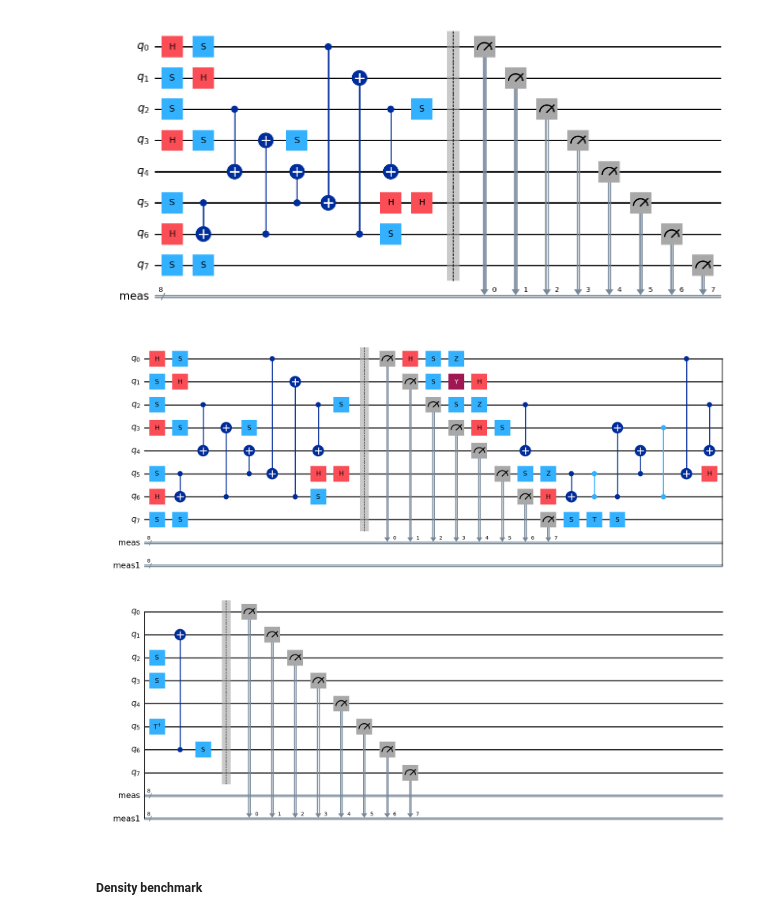
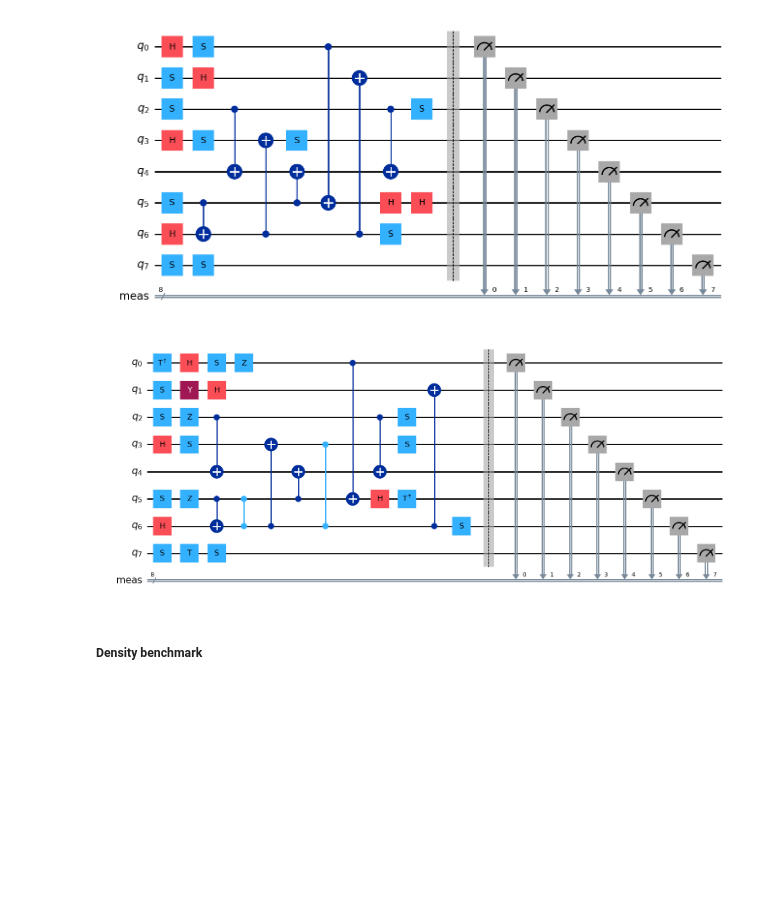
Before and after one commit to Moriarty2002/quantum-information, a Jupyter notebook: src/elaborato.ipynb, the cells around one changed output. Saved outputs shown, nothing was run; the diff lists cells and outputs as text; code cells hidden in the pictures; blank space fills up the shorter version.

```diff
--- a/src/elaborato.ipynb
+++ b/src/elaborato.ipynb
@@ -379,52 +400,53 @@ qc_2.draw('mpl')
 # %%
 qc_4 = QuantumCircuit(8)
 
 # Layer 1
-qc_2.h(0)
-qc_2.s(1)
-qc_2.y(1)
-qc_2.s(2)
-qc_2.z(2)
-qc_2.h(3)
-qc_2.s(5)
-qc_2.z(5)
-qc_2.h(6)
+qc_4.tdg(0)
+qc_4.h(0)
+qc_4.s(1)
+qc_4.y(1)
+qc_4.s(2)
+qc_4.z(2)
+qc_4.h(3)
+qc_4.s(5)
+qc_4.z(5)
+qc_4.h(6)
 
 # Layer 2
-qc_2.h(1)
-qc_2.s(3)
-qc_2.cx(2, 4)
-qc_2.cx(5, 6)
-qc_2.cz(5, 6)
+qc_4.h(1)
+qc_4.s(3)
+qc_4.cx(2, 4)
+qc_4.cx(5, 6)
+qc_4.cz(5, 6)
 
 # Layer 3
-qc_2.cx(6, 3)
-qc_2.cz(6, 3)
-qc_2.cx(5, 4)
-qc_2.s(0)
-qc_2.z(0)
+qc_4.cx(6, 3)
+qc_4.cz(6, 3)
+qc_4.cx(5, 4)
+qc_4.s(0)
+qc_4.z(0)
 
 # Layer 4
-qc_2.cx(0, 5)
-qc_2.s(7)
-qc_2.t(7)
+qc_4.cx(0, 5)
+qc_4.s(7)
+qc_4.t(7)
 
 # Layer 5
-qc_2.s(3)
-qc_2.s(7)
-qc_2.h(5)
+qc_4.s(3)
+qc_4.s(7)
+qc_4.h(5)
 
-qc_2.cx(6, 1)
-qc_2.cx(2, 4)
-qc_2.tdg(5)
-qc_2.s(2)
-qc_2.s(6)
+qc_4.cx(6, 1)
+qc_4.cx(2, 4)
+qc_4.tdg(5)
+qc_4.s(2)
+qc_4.s(6)
 
-qc_2.measure_all()
+qc_4.measure_all()
 
-qc_2.draw('mpl')
+qc_4.draw('mpl')
 # %% [output]
-[figure, old version]
+[figure, new version]
 # %%
 import random
 
```
Also changed, not shown: parts of 15 cells of this notebook.
